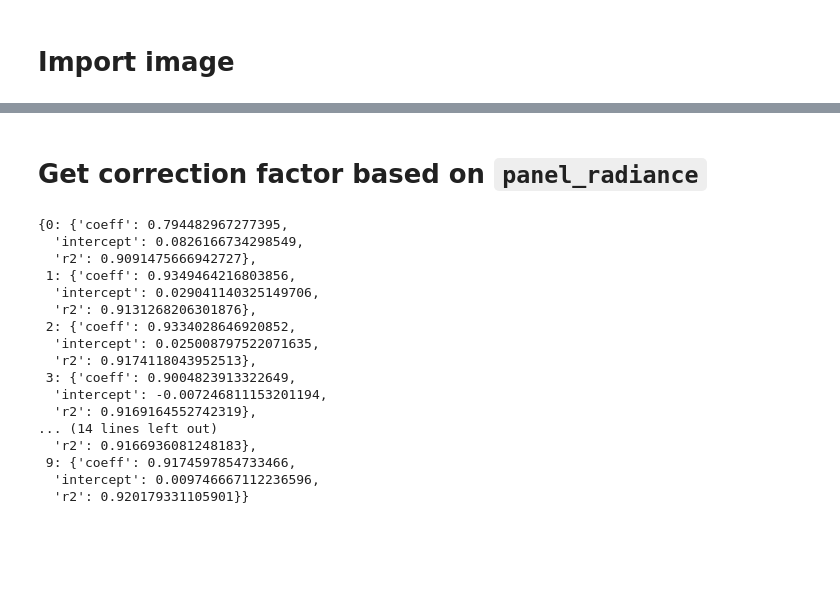
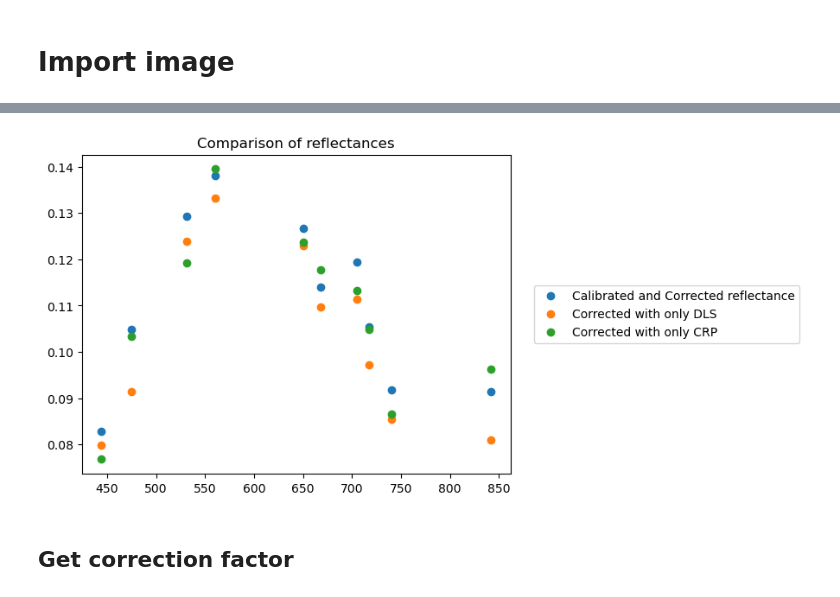
Before and after one commit to pakhuiying/sunglint_correction, a Jupyter notebook: radiometric_correction.ipynb, the cells around one changed output, grey strips where cells are left out. Saved outputs shown, nothing was run; the diff lists cells and outputs as text; code cells hidden in the pictures; blank space fills up the shorter version.

```diff
--- a/radiometric_correction.ipynb
+++ b/radiometric_correction.ipynb
@@ -281,22 +338,7 @@ cap.dls_irradiance()
+# %%
+IC = rcu.ImageCorrection(cap,dls_panel_irr_calibration)
+IC.plot_different_corrected_image(panel_irradiance,plot_image=False)
+# %% [output]
+[figure, added]
 # %% [markdown]
-# Get correction factor based on `panel_radiance`
+## Get correction factor
-# %%
-dls_panel_irr_calibration
-# %% [output]
-{0: {'coeff': 0.794482967277395,
-  'intercept': 0.0826166734298549,
-  'r2': 0.9091475666942727},
- 1: {'coeff': 0.9349464216803856,
-  'intercept': 0.029041140325149706,
-  'r2': 0.9131268206301876},
- 2: {'coeff': 0.9334028646920852,
-  'intercept': 0.025008797522071635,
-  'r2': 0.9174118043952513},
- 3: {'coeff': 0.9004823913322649,
-  'intercept': -0.007246811153201194,
-  'r2': 0.9169164552742319},
-... (14 lines left out)
-  'r2': 0.9166936081248183},
- 9: {'coeff': 0.9174597854733466,
-  'intercept': 0.009746667112236596,
-  'r2': 0.920179331105901}}
```
Also changed, not shown: parts of 13 cells of this notebook, 1 other file.
